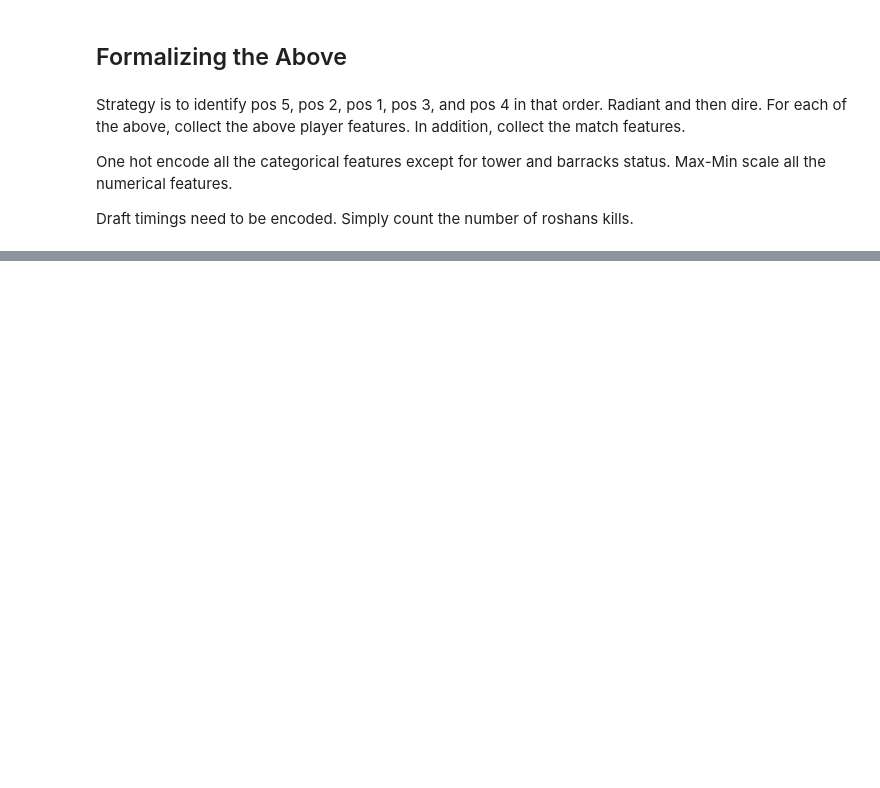
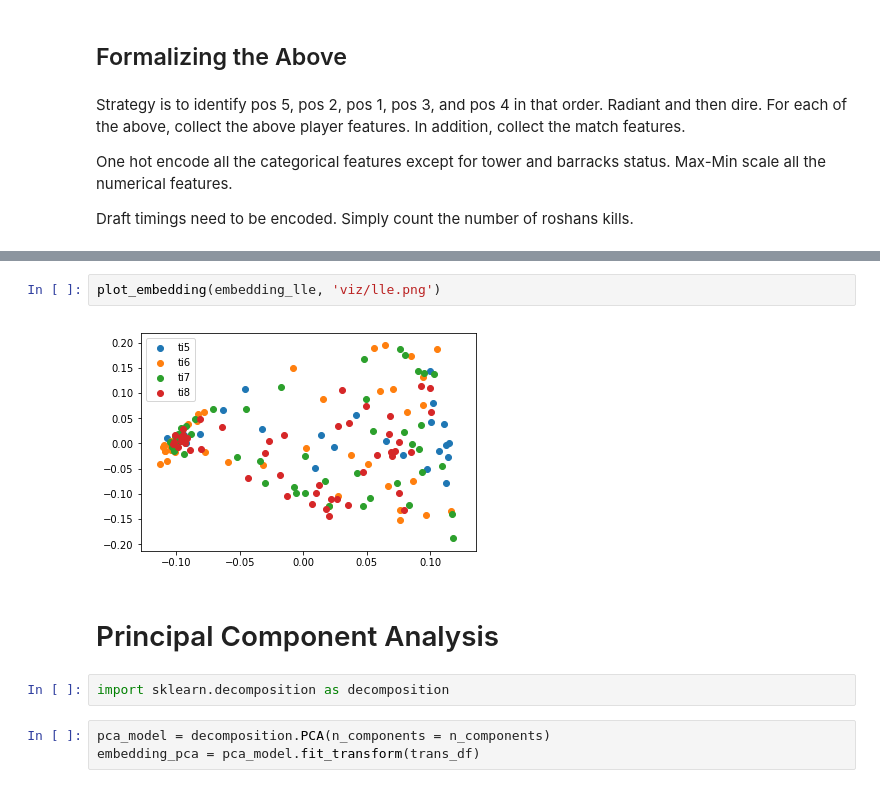
Before and after one commit to beelze-b/dota-TI-DR, a Jupyter notebook: FeatureEngineering.ipynb, the cells around one changed output, grey strips where cells are left out. Cells and saved outputs as stored; diff of their text form; blank space fills up the shorter version.

```diff
--- a/FeatureEngineering.ipynb
+++ b/FeatureEngineering.ipynb
@@ -200,0 +414,11 @@ match_players.remove(m)
+# %%
+plot_embedding(embedding_lle, 'viz/lle.png')
+# %% [output]
+[figure, added]
+# %% [markdown]
+# Principal Component Analysis
+# %%
+import sklearn.decomposition as decomposition
+# %%
+pca_model = decomposition.PCA(n_components = n_components)
+embedding_pca = pca_model.fit_transform(trans_df)
```
Also changed, not shown: parts of 77 cells of this notebook, 9 other files.
